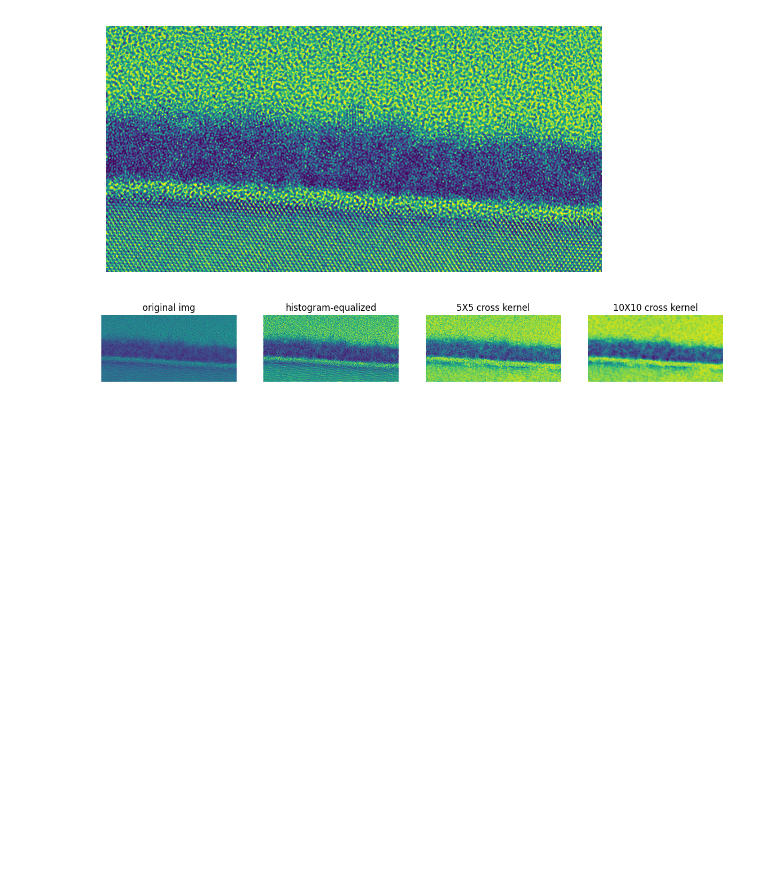
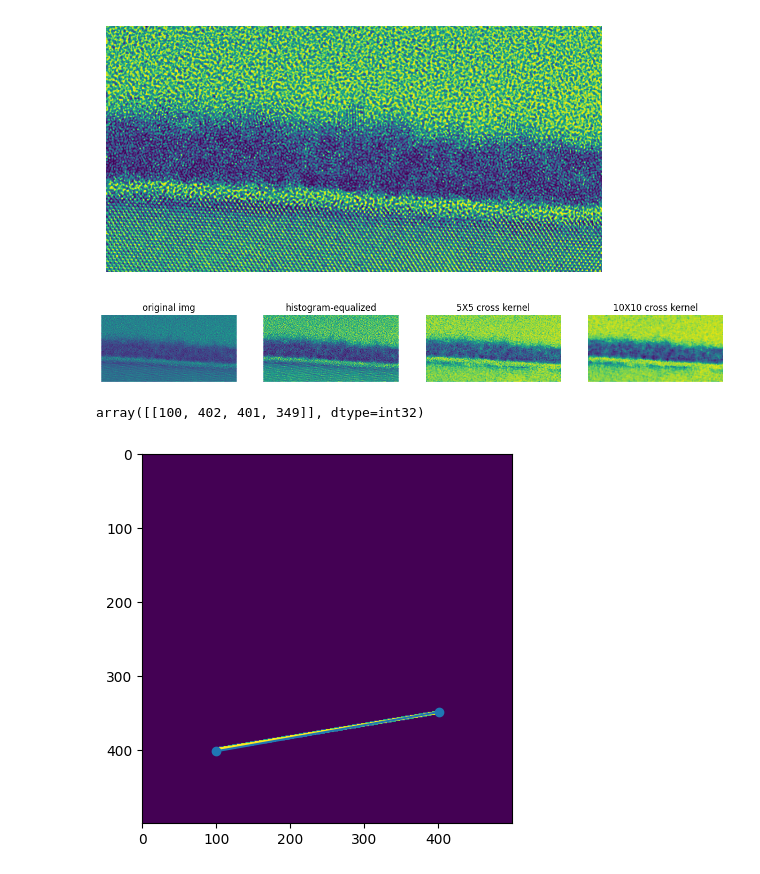
Before and after one commit to 24shiny/TEM_img, a Jupyter notebook: p0_test.ipynb, the cells around one changed output. Saved outputs shown, nothing was run; the diff lists cells and outputs as text; code cells hidden in the pictures; blank space fills up the shorter version.

```diff
--- a/p0_test.ipynb
+++ b/p0_test.ipynb
@@ -133,0 +132,18 @@ plt.show()
+# %%
+# detect a line and get its length with cv2.HoughLinesP
+import cv2
+import numpy as np
+img = np.zeros((500,500), np.uint8)
+cv2.line(img, (100,400), (400,350), 255, 3)
+lines = cv2.HoughLinesP(img, 1, np.pi/180, 100, 100, 10)[0]
+lines
+# %% [output]
+array([[100, 402, 401, 349]], dtype=int32)
+# %%
+import matplotlib.pyplot as plt
+plt.imshow(img)
+for x1, y1, x2, y2 in lines:
+    plt.plot([x1, x2], [y1, y2], 'o-')
+plt.show()
+# %% [output]
+[figure, added]
```
Also changed, not shown: parts of 10 cells of this notebook, 8 other files.
